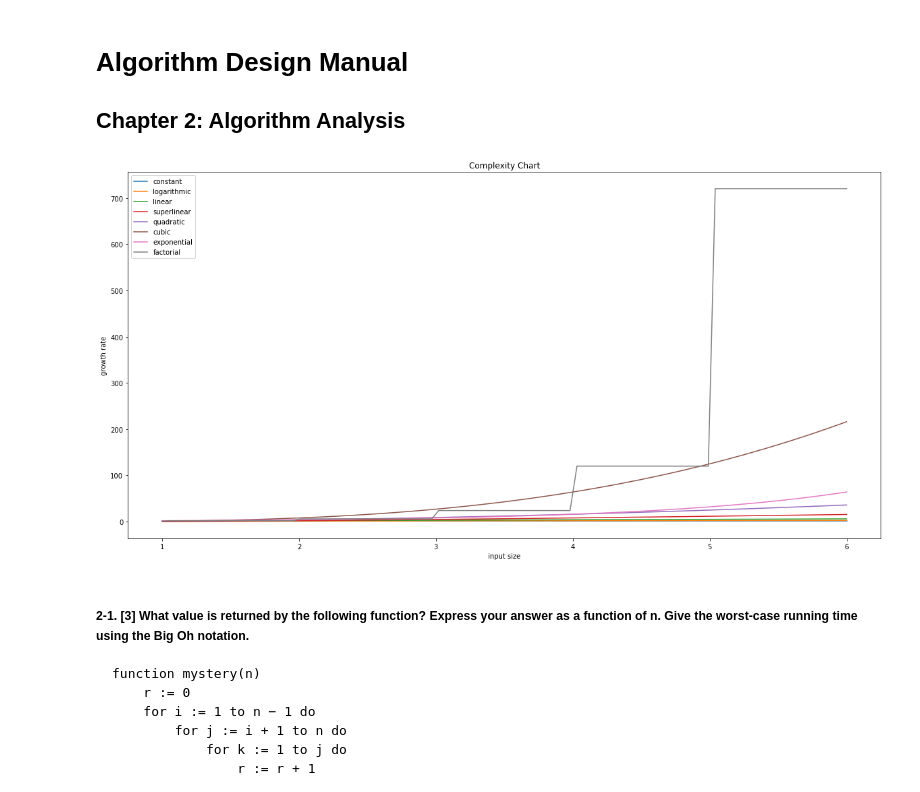
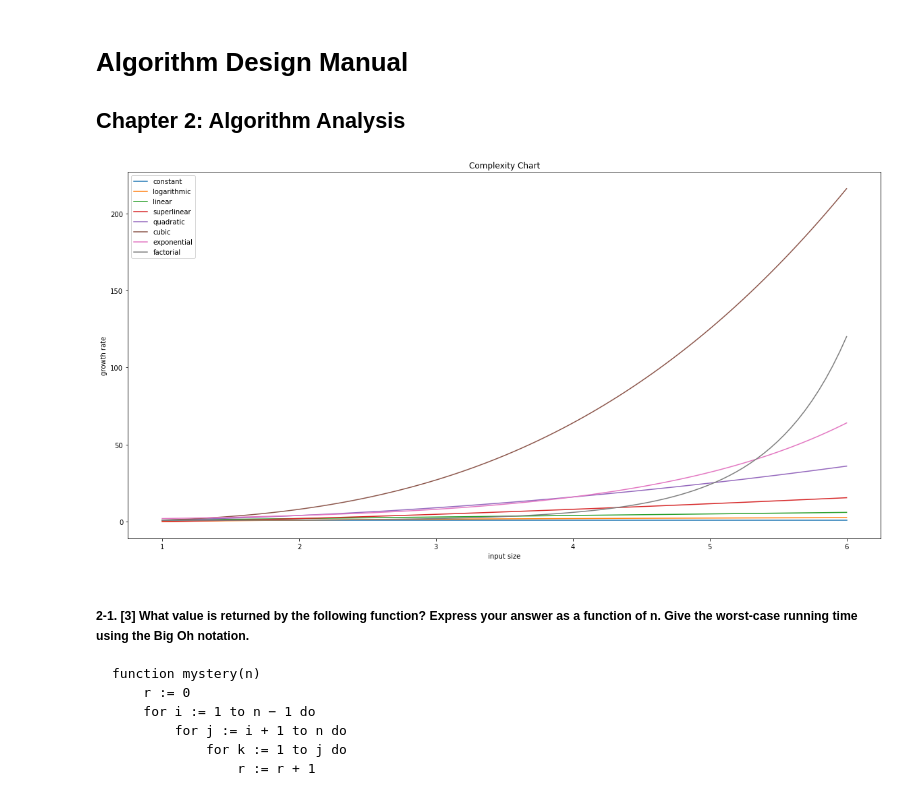
Before and after one commit to Sebbenbear/algorithm-design-manual, a Jupyter notebook: Chapter 2 Exercises.ipynb, the cells around one changed output. Cells and saved outputs as stored; diff of their text form; code cells hidden in the pictures.

Commit message:
fix factorial curve

````diff
--- a/Chapter 2 Exercises.ipynb
+++ b/Chapter 2 Exercises.ipynb
@@ -9,28 +9,28 @@ import numpy as np
 # %%
 x = np.linspace(1, 6, 100) # returns evenly spaced numbers over the specified interval: start, end, num_intervals
 
 plt.figure(figsize=(20,10))
 plt.plot(x, x//x, label='constant')
 plt.plot(x, np.array([log2(xi) for xi in x]), label='logarithmic')
 plt.plot(x, x, label='linear')
 plt.plot(x, np.array([xi*log2(xi) for xi in x]), label='superlinear')
 plt.plot(x, x**2, label='quadratic')
 plt.plot(x, x**3, label='cubic')
 plt.plot(x, 2**x, label='exponential')
 
-factorialx = np.array([factorial(ceil(xi)) for xi in x])
+factorialx = np.array([gamma(xi) for xi in x])
 plt.plot(x, factorialx, label='factorial') # only works for whole numbers!
 
 plt.xlabel('input size')
 plt.ylabel('growth rate')
 
 plt.title("Complexity Chart")
 
 plt.legend()
 
 plt.show()
 # %% [output]
-[figure, old version]
+[figure, new version]
 # %% [markdown]
 ##### 2-1. [3] What value is returned by the following function? Express your answer as a function of n. Give the worst-case running time using the Big Oh notation.
 ```
````
Also changed, not shown: parts of 2 cells of this notebook.
